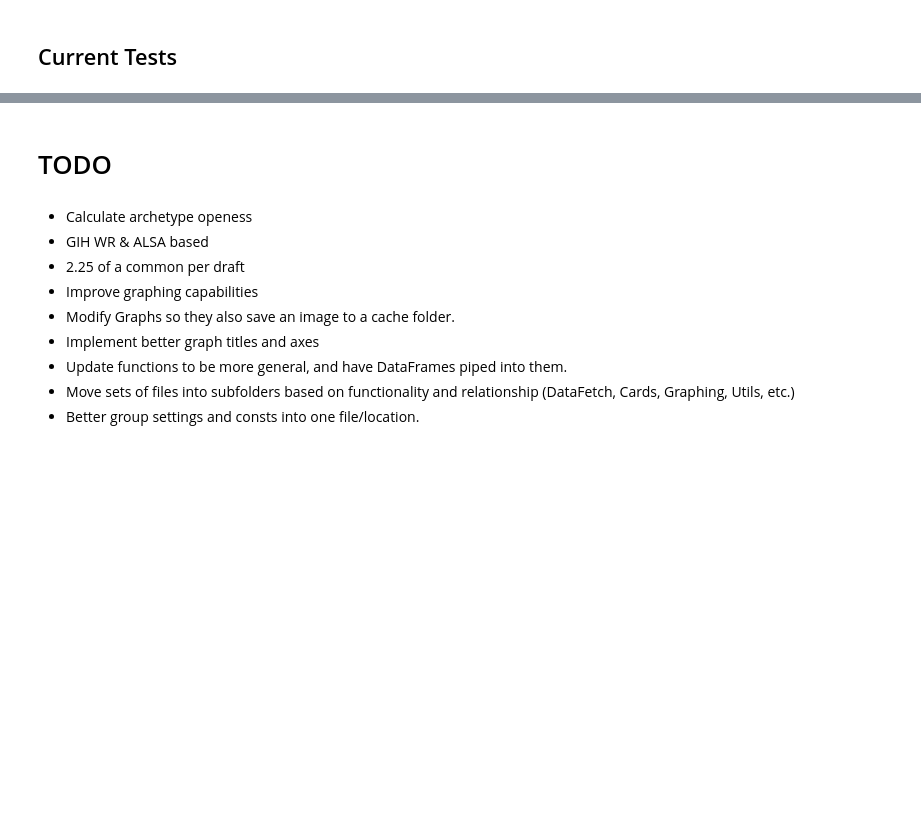
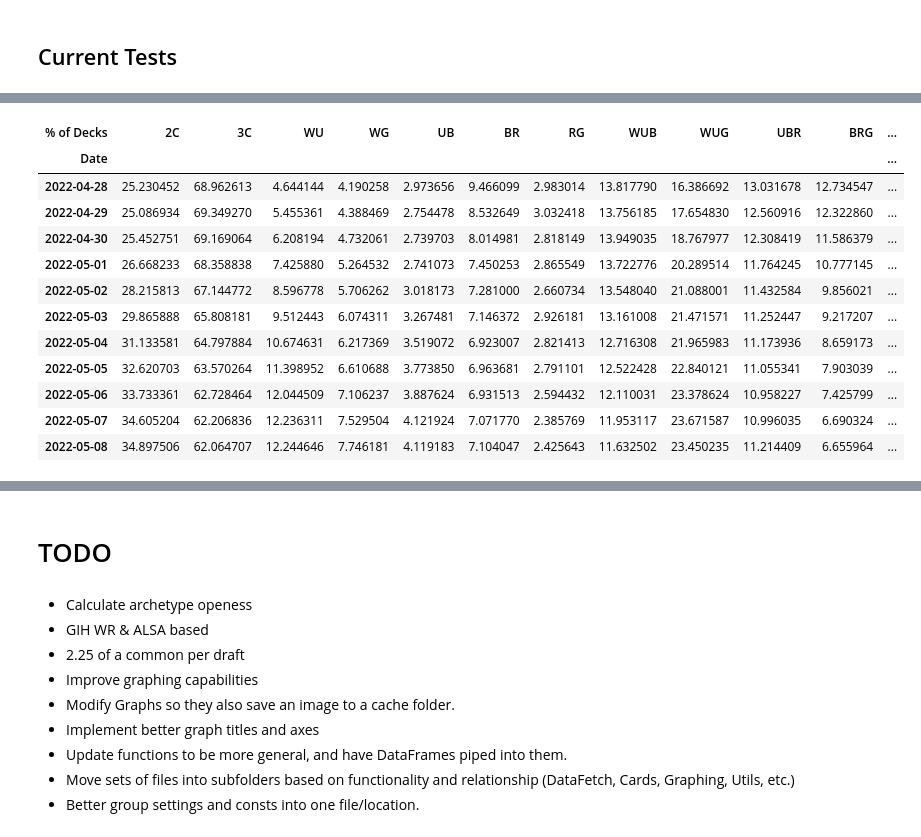
Before and after one commit to ZacharyMN709/DraftMetaReporter, a Jupyter notebook: Scratch.ipynb, the cells around one changed output, grey strips where cells are left out. Cells and saved outputs as stored; diff of their text form; code cells hidden in the pictures; blank space fills up the shorter version.

```diff
--- a/Scratch.ipynb
+++ b/Scratch.ipynb
@@ -607,3 +758,19 @@ for i in range(0, 9):
     avg = by_cmc[['GIH WR']].mean()['GIH WR']
     wr = sums['Games Won'] / sums['# GIH'] * 100
     print(f"CMC: {i}, WR: {wr}  AVG: {avg}")
+# %%
+examiner.get_archetype_playrate_history(['2C', '3C', 'WU', 'WG', 'UB', 'BR', 'RG', 'WUB', 'WUG', 'UBR', 'BRG', 'WRG'])
+# %% [output]
+| % of Decks | 2C | 3C | WU | WG | UB | BR | RG | WUB | WUG | UBR | BRG | ... |
+| Date |  |  |  |  |  |  |  |  |  |  |  | ... |
+| 2022-04-28 | 25.230452 | 68.962613 | 4.644144 | 4.190258 | 2.973656 | 9.466099 | 2.983014 | 13.817790 | 16.386692 | 13.031678 | 12.734547 | ... |
+| 2022-04-29 | 25.086934 | 69.349270 | 5.455361 | 4.388469 | 2.754478 | 8.532649 | 3.032418 | 13.756185 | 17.654830 | 12.560916 | 12.322860 | ... |
+| 2022-04-30 | 25.452751 | 69.169064 | 6.208194 | 4.732061 | 2.739703 | 8.014981 | 2.818149 | 13.949035 | 18.767977 | 12.308419 | 11.586379 | ... |
+| 2022-05-01 | 26.668233 | 68.358838 | 7.425880 | 5.264532 | 2.741073 | 7.450253 | 2.865549 | 13.722776 | 20.289514 | 11.764245 | 10.777145 | ... |
+| 2022-05-02 | 28.215813 | 67.144772 | 8.596778 | 5.706262 | 3.018173 | 7.281000 | 2.660734 | 13.548040 | 21.088001 | 11.432584 | 9.856021 | ... |
+| 2022-05-03 | 29.865888 | 65.808181 | 9.512443 | 6.074311 | 3.267481 | 7.146372 | 2.926181 | 13.161008 | 21.471571 | 11.252447 | 9.217207 | ... |
+| 2022-05-04 | 31.133581 | 64.797884 | 10.674631 | 6.217369 | 3.519072 | 6.923007 | 2.821413 | 12.716308 | 21.965983 | 11.173936 | 8.659173 | ... |
+| 2022-05-05 | 32.620703 | 63.570264 | 11.398952 | 6.610688 | 3.773850 | 6.963681 | 2.791101 | 12.522428 | 22.840121 | 11.055341 | 7.903039 | ... |
+| 2022-05-06 | 33.733361 | 62.728464 | 12.044509 | 7.106237 | 3.887624 | 6.931513 | 2.594432 | 12.110031 | 23.378624 | 10.958227 | 7.425799 | ... |
+| 2022-05-07 | 34.605204 | 62.206836 | 12.236311 | 7.529504 | 4.121924 | 7.071770 | 2.385769 | 11.953117 | 23.671587 | 10.996035 | 6.690324 | ... |
+| 2022-05-08 | 34.897506 | 62.064707 | 12.244646 | 7.746181 | 4.119183 | 7.104047 | 2.425643 | 11.632502 | 23.450235 | 11.214409 | 6.655964 | ... |
```
Also changed, not shown: parts of 49 cells of this notebook, 9 other files.
